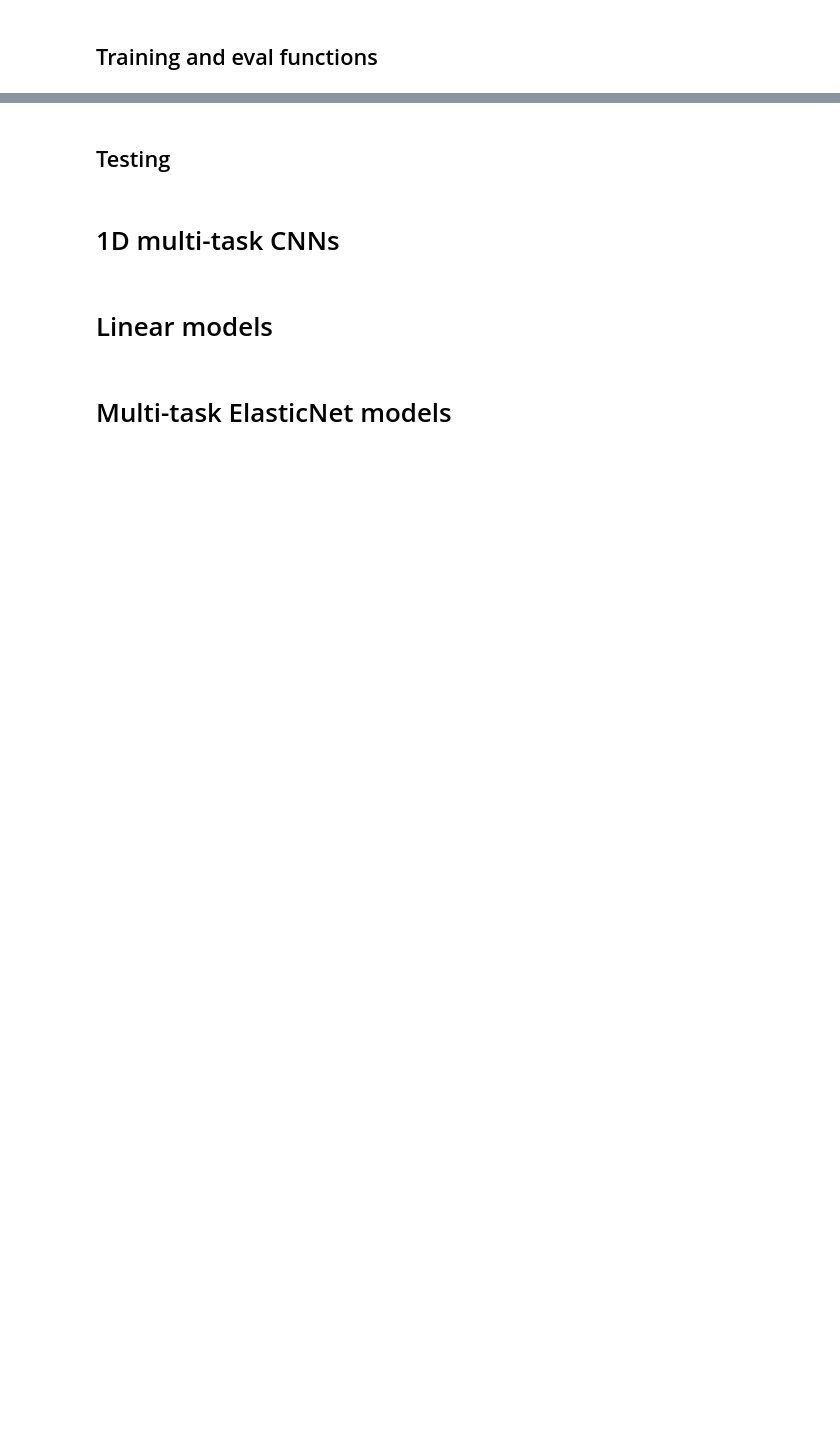
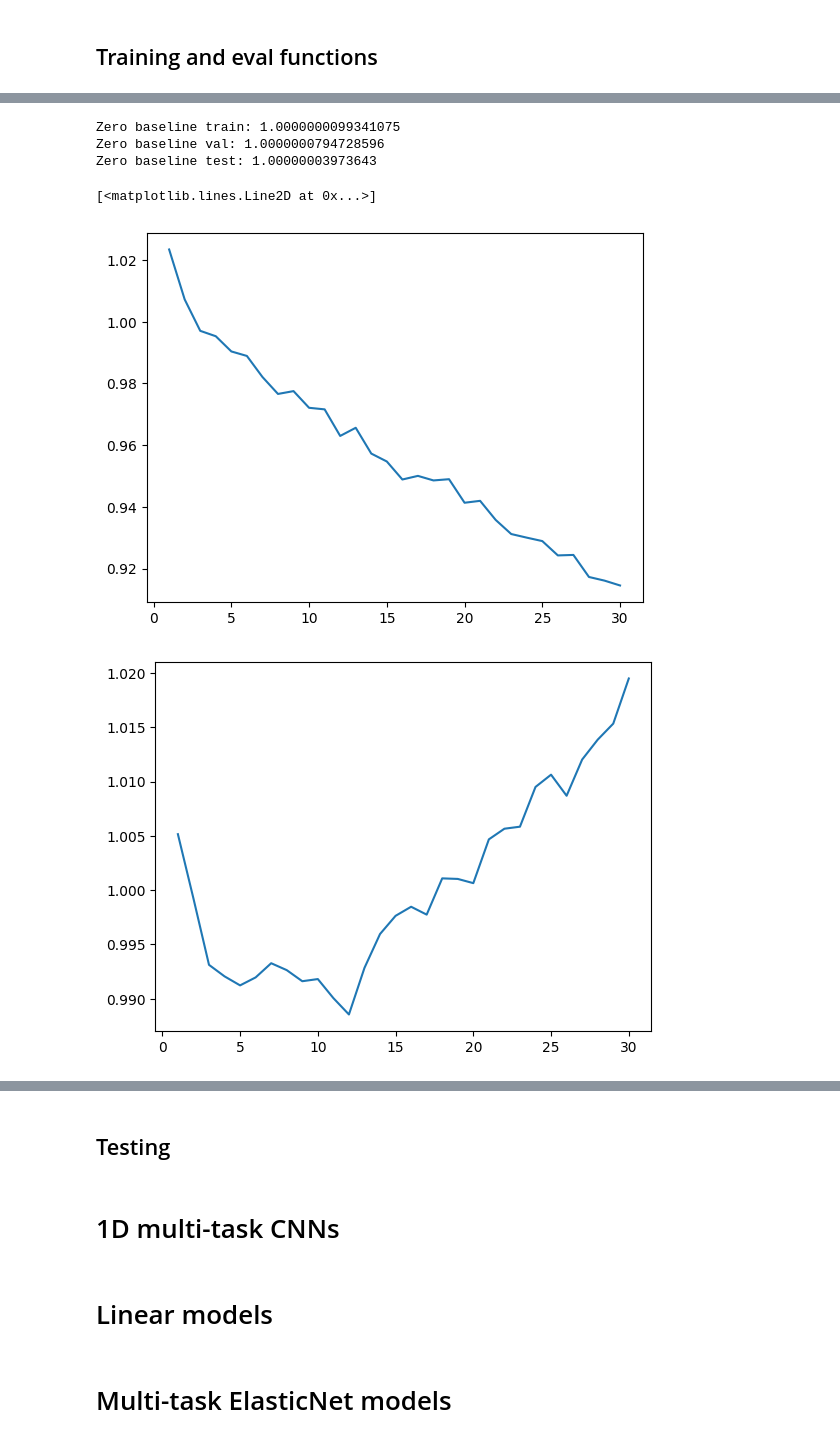
Before and after one commit to Embra-Schuilenburg/machine-learning-mechanism-of-multisensory-learning, a Jupyter notebook: nb2_model_creation.ipynb, the cells around one changed output, grey strips where cells are left out. Saved outputs shown, nothing was run; the diff lists cells and outputs as text; code cells hidden in the pictures; blank space fills up the shorter version.

Commit message:
finished baseline for single-task model

```diff
--- a/nb2_model_creation.ipynb
+++ b/nb2_model_creation.ipynb
@@ -357,0 +431,38 @@ def fit_model(model, train_loader, val_loader, optimizer, criterion, device, epo
+# %%
+# Testing scratch-block
+
+device = torch.device('cuda' if torch.cuda.is_available() else 'cpu')
+
+sample_batch = next(iter(train_loader))
+n_rois = sample_batch['x'].shape[-1]
+
+model = SingleTask1DCNN(
+    n_rois=n_rois,
+    hidden_channels=8,
+    kernel_size=5,
+    dropout=.3
+).to(device)
+
+optimizer = torch.optim.Adam(model.parameters(), lr=1e-3)
+criterion = nn.MSELoss()
+
+epochs = 30
+
+history = train_model(
+    model=model,
+    train_loader=train_loader,
+    val_loader=val_loader,
+    optimizer=optimizer,
+    criterion=criterion,
+    device=device,
+    epochs=epochs
+)
+
+test_loss = val_epoch(
+    model=model,
+    dataloader=test_loader,
+    criterion=criterion,
+    device=device
+)
+
+print(f"Test loss: {test_loss:.4f}")
@@ -357,0 +487,32 @@ def fit_model(model, train_loader, val_loader, optimizer, criterion, device, epo
+# %%
+def zero_baseline_mse(dataloader):
+    total = 0.0
+    n_batches = 0
+
+    for batch in dataloader:
+        y = batch['y']
+        y_pred = torch.zeros_like(y)
+        loss = nn.functional.mse_loss(y_pred, y)
+        total += loss.item()
+        n_batches += 1
+
+    return total / n_batches
+
+
+print("Zero baseline train:", zero_baseline_mse(train_loader))
+print("Zero baseline val:", zero_baseline_mse(val_loader))
+print("Zero baseline test:", zero_baseline_mse(test_loader))
+# %% [output]
+Zero baseline train: 1.0000000099341075
+Zero baseline val: 1.0000000794728596
+Zero baseline test: 1.00000003973643
+# %%
+train_loss = np.array(history['train_loss'])
+plt.figure()
+plt.plot(range(1, epochs+1), train_loss)
+plt.figure()
+plt.plot(range(1, epochs+1), history['val_loss'])
+# %% [output]
+[<matplotlib.lines.Line2D at 0x...>]
+[figure, added]
+[figure, added]
```
Also changed, not shown: parts of 11 cells of this notebook.
